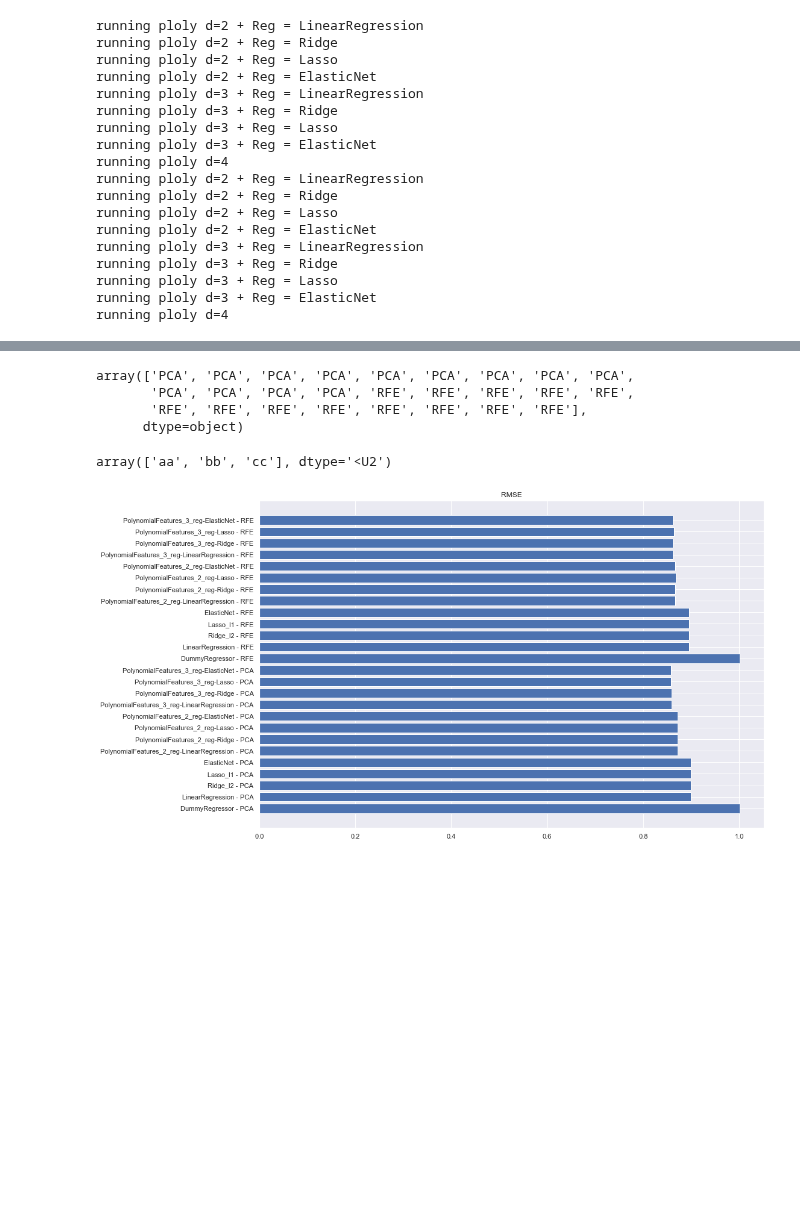
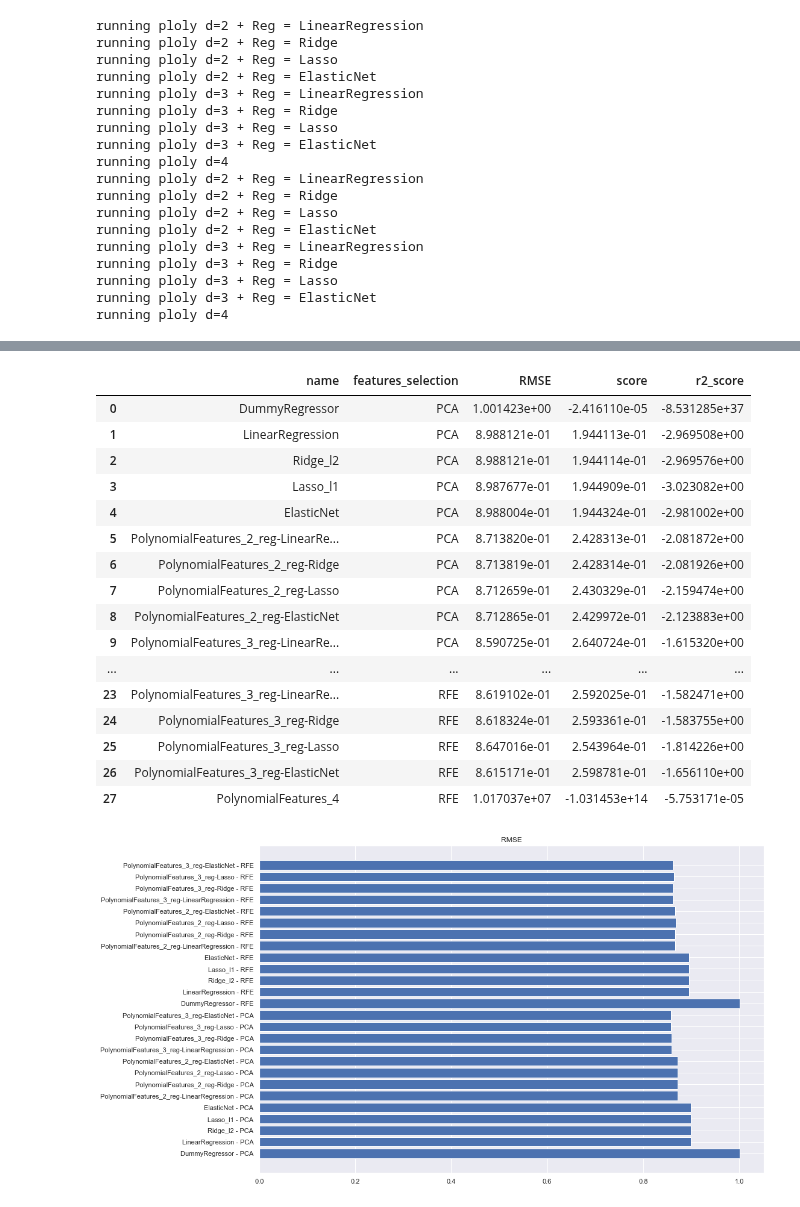
Before and after one commit to AgustinBaffo/CEIA, a Jupyter notebook: 03 - Analisis de Datos/TP-Final/4_Regression.ipynb, the cells around one changed output, grey strips where cells are left out. Drawn from its saved outputs; the diff is of its cells as text; code cells hidden in the pictures; blank space fills up the shorter version.

```diff
--- a/03 - Analisis de Datos/TP-Final/4_Regression.ipynb
+++ b/03 - Analisis de Datos/TP-Final/4_Regression.ipynb
@@ -304,14 +282,23 @@ b = ['a','b','c']
-# %%
-np.char.add(name,features_selection)
-# %% [output]
-array(['PCA', 'PCA', 'PCA', 'PCA', 'PCA', 'PCA', 'PCA', 'PCA', 'PCA',
-       'PCA', 'PCA', 'PCA', 'PCA', 'RFE', 'RFE', 'RFE', 'RFE', 'RFE',
-       'RFE', 'RFE', 'RFE', 'RFE', 'RFE', 'RFE', 'RFE', 'RFE'],
-      dtype=object)
-# %%
-np.char.add(a,b)
-# %% [output]
-array(['aa', 'bb', 'cc'], dtype='<U2')
+# %%
+models_df[["name","features_selection","RMSE","score","r2_score"]]
+# %% [output]
+|  | name | features_selection | RMSE | score | r2_score |
+| 0 | DummyRegressor | PCA | 1.001423e+00 | -2.416110e-05 | -8.531285e+37 |
+| 1 | LinearRegression | PCA | 8.988121e-01 | 1.944113e-01 | -2.969508e+00 |
+| 2 | Ridge_l2 | PCA | 8.988121e-01 | 1.944114e-01 | -2.969576e+00 |
+| 3 | Lasso_l1 | PCA | 8.987677e-01 | 1.944909e-01 | -3.023082e+00 |
+| 4 | ElasticNet | PCA | 8.988004e-01 | 1.944324e-01 | -2.981002e+00 |
+| 5 | PolynomialFeatures_2_reg-LinearRe... | PCA | 8.713820e-01 | 2.428313e-01 | -2.081872e+00 |
+| 6 | PolynomialFeatures_2_reg-Ridge | PCA | 8.713819e-01 | 2.428314e-01 | -2.081926e+00 |
+| 7 | PolynomialFeatures_2_reg-Lasso | PCA | 8.712659e-01 | 2.430329e-01 | -2.159474e+00 |
+| 8 | PolynomialFeatures_2_reg-ElasticNet | PCA | 8.712865e-01 | 2.429972e-01 | -2.123883e+00 |
+| 9 | PolynomialFeatures_3_reg-LinearRe... | PCA | 8.590725e-01 | 2.640724e-01 | -1.615320e+00 |
+| ... | ... | ... | ... | ... | ... |
+| 23 | PolynomialFeatures_3_reg-LinearRe... | RFE | 8.619102e-01 | 2.592025e-01 | -1.582471e+00 |
+| 24 | PolynomialFeatures_3_reg-Ridge | RFE | 8.618324e-01 | 2.593361e-01 | -1.583755e+00 |
+| 25 | PolynomialFeatures_3_reg-Lasso | RFE | 8.647016e-01 | 2.543964e-01 | -1.814226e+00 |
+| 26 | PolynomialFeatures_3_reg-ElasticNet | RFE | 8.615171e-01 | 2.598781e-01 | -1.656110e+00 |
+| 27 | PolynomialFeatures_4 | RFE | 1.017037e+07 | -1.031453e+14 | -5.753171e-05 |
 # %%
 name = np.array(models_df.drop(models_df[models_df['name']=='PolynomialFeatures_4'].index)['name'],dtype='str')
 features_selection = np.array(models_df.drop(models_df[models_df['name']=='PolynomialFeatures_4'].index)['features_selection'],dtype='str')
```
Also changed, not shown: parts of 3 cells of this notebook, 1 other file.
